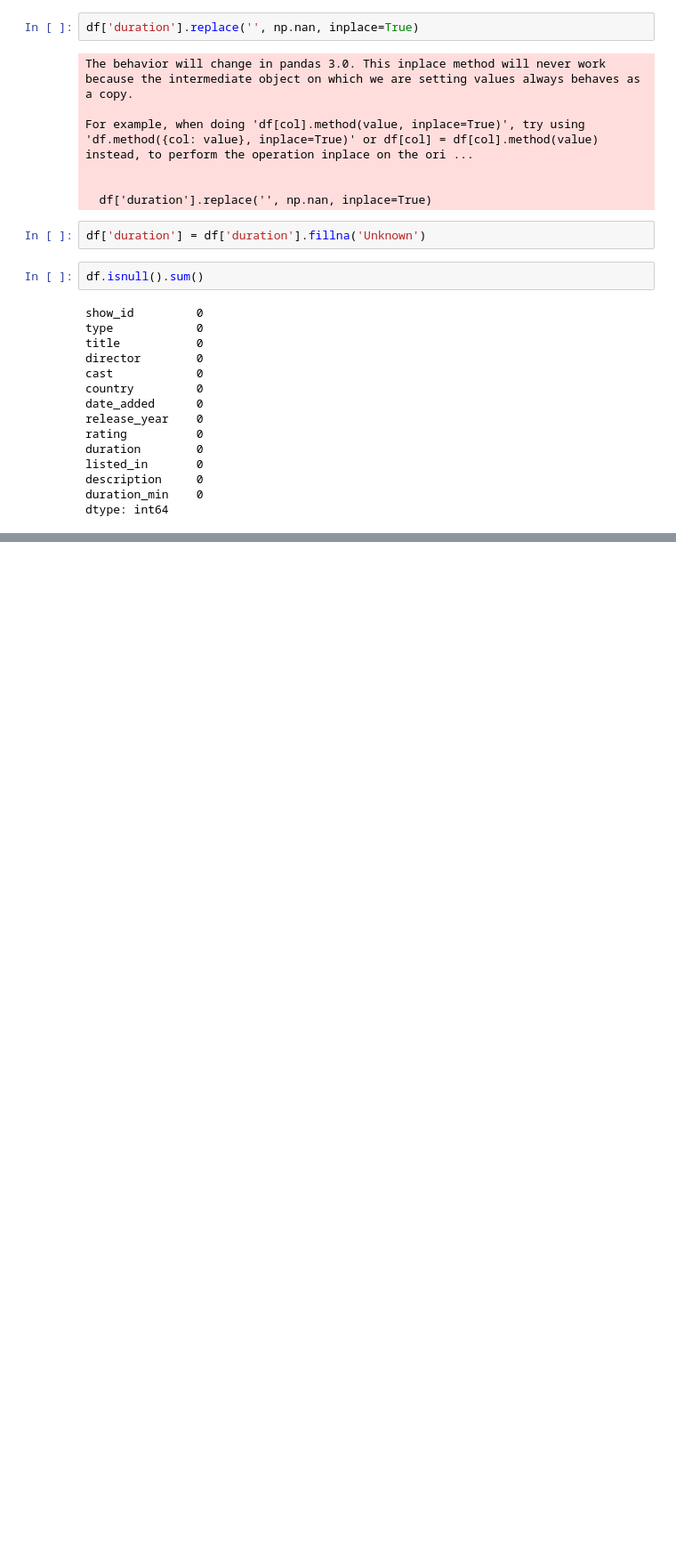
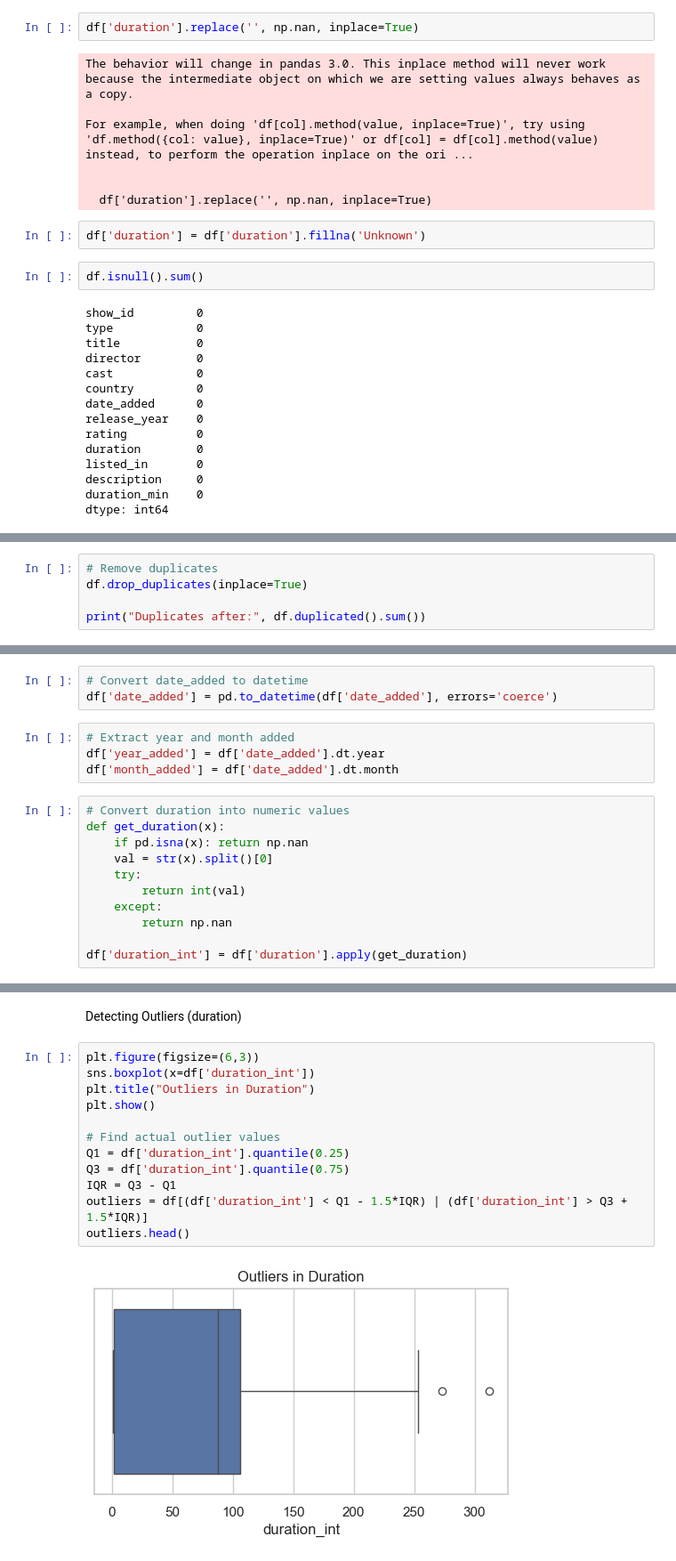
Before and after one commit to Savindi2002/Netflix-Data-Analysis, a Jupyter notebook: notebooks/netflix_analysis.ipynb, the cells around one changed output, grey strips where cells are left out. Shown: that part at 89% size. Saved outputs shown, nothing was run; the diff lists cells and outputs as text; blank space fills up the shorter version.

Commit message:
outliers detect

```diff
--- a/notebooks/netflix_analysis.ipynb
+++ b/notebooks/netflix_analysis.ipynb
@@ -203,0 +209,5 @@ dtype: int64
+# %%
+# Remove duplicates
+df.drop_duplicates(inplace=True)
+
+print("Duplicates after:", df.duplicated().sum())
@@ -203,0 +216,18 @@ dtype: int64
+# %%
+# Convert date_added to datetime
+df['date_added'] = pd.to_datetime(df['date_added'], errors='coerce')
+# %%
+# Extract year and month added
+df['year_added'] = df['date_added'].dt.year
+df['month_added'] = df['date_added'].dt.month
+# %%
+# Convert duration into numeric values
+def get_duration(x):
+    if pd.isna(x): return np.nan
+    val = str(x).split()[0]
+    try:
+        return int(val)
+    except:
+        return np.nan
+
+df['duration_int'] = df['duration'].apply(get_duration)
@@ -203,0 +245,16 @@ dtype: int64
+# %% [markdown]
+Detecting Outliers (duration)
+# %%
+plt.figure(figsize=(6,3))
+sns.boxplot(x=df['duration_int'])
+plt.title("Outliers in Duration")
+plt.show()
+
+# Find actual outlier values
+Q1 = df['duration_int'].quantile(0.25)
+Q3 = df['duration_int'].quantile(0.75)
+IQR = Q3 - Q1
+outliers = df[(df['duration_int'] < Q1 - 1.5*IQR) | (df['duration_int'] > Q3 + 1.5*IQR)]
+outliers.head()
+# %% [output]
+[figure, added]
```
Also changed, not shown: parts of 6 cells of this notebook.
